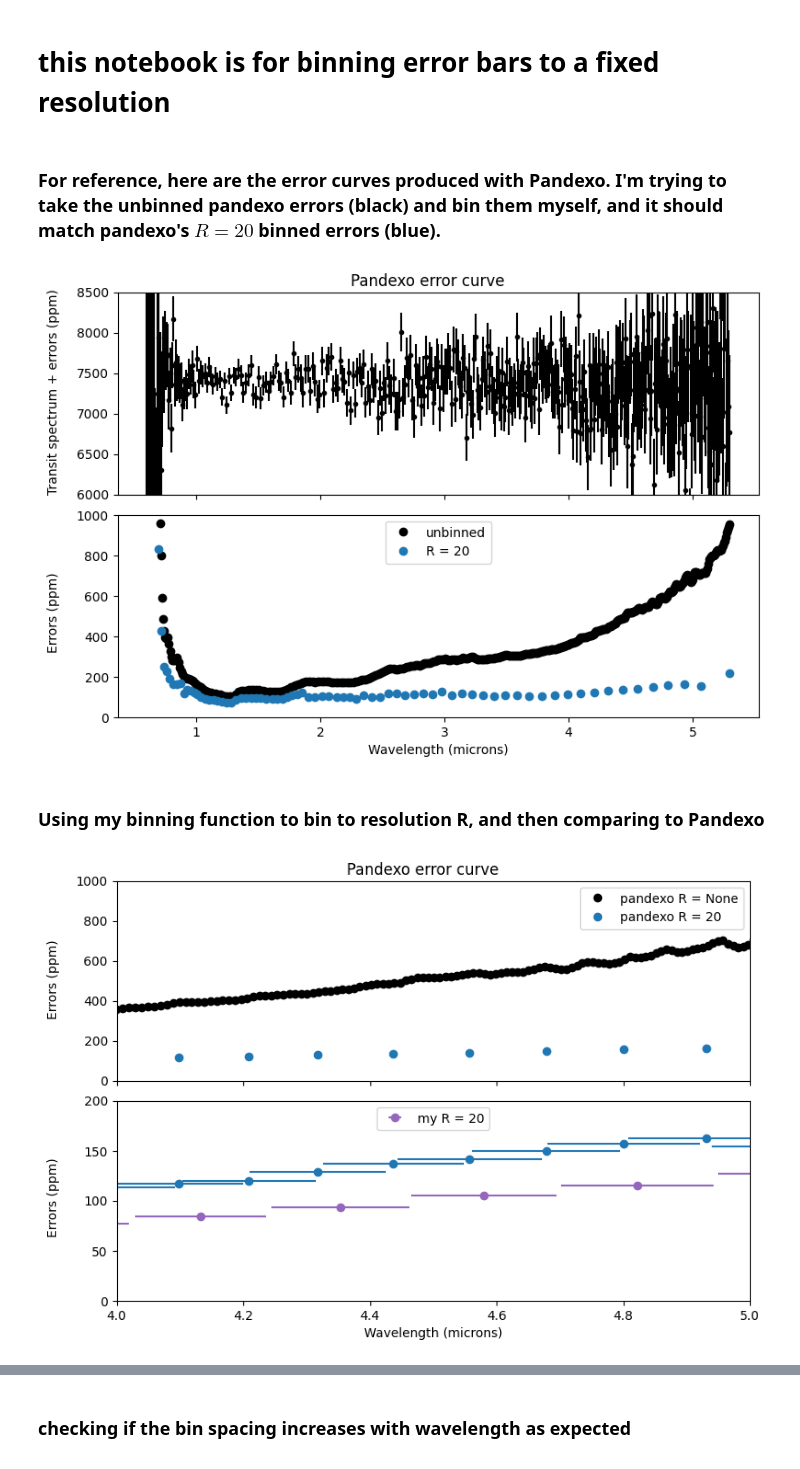
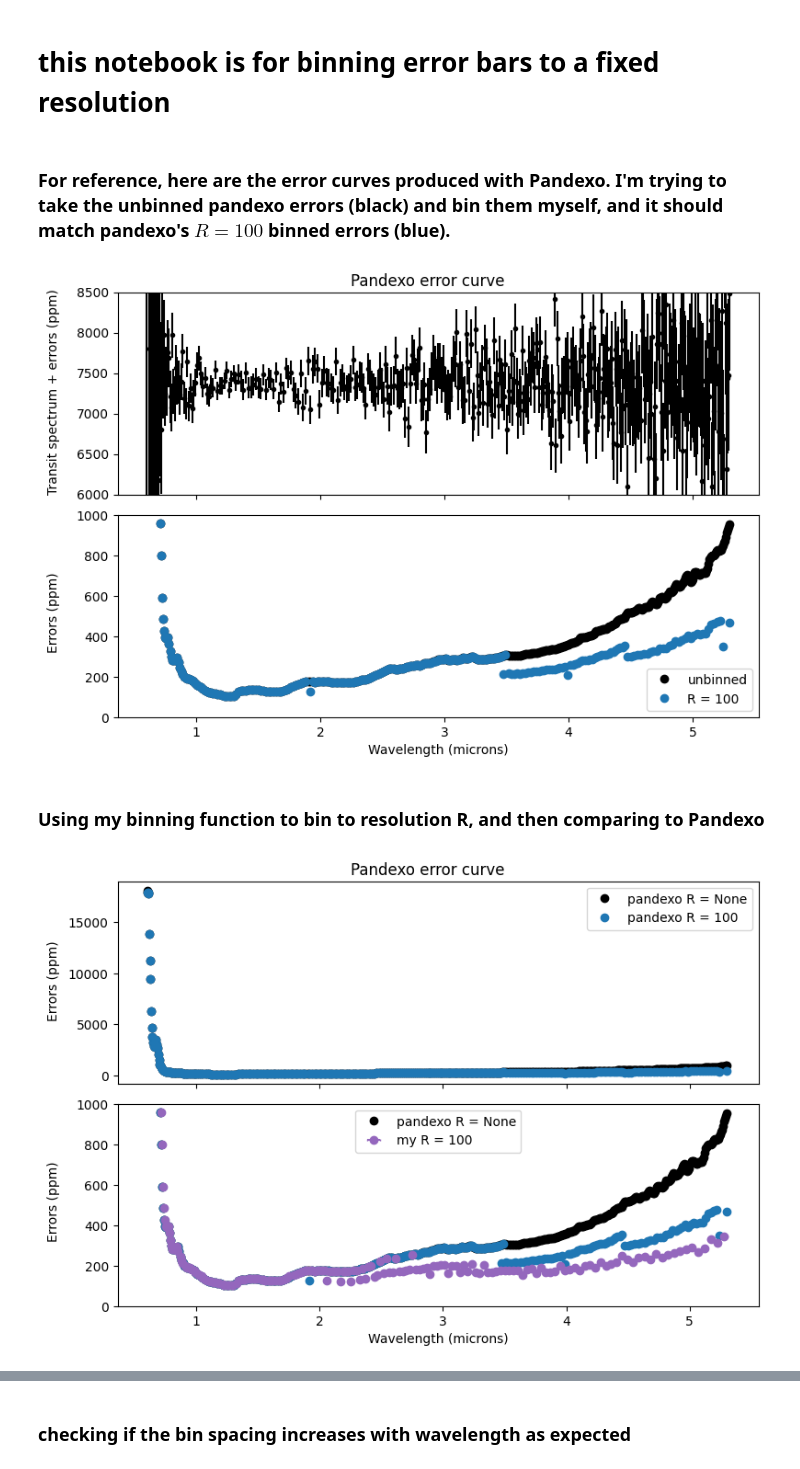
Before and after one commit to steph-coffey/first-year-project, a Jupyter notebook: binning errors.ipynb, the cells around one changed output, grey strips where cells are left out. Cells and saved outputs as stored; diff of their text form; code cells hidden in the pictures.

Commit message:
rewrote binning function a bit, cleaned up, and compared white light curves

```diff
--- a/binning errors.ipynb
+++ b/binning errors.ipynb
@@ -8,18 +8,18 @@ from binning import bin_errs, calc_bin_widths
 # %%
 pandexo_errs = np.loadtxt('./pandexo_output/pandexo_errs.txt').T
-pandexo_errs_20 = np.loadtxt('./pandexo_output/pandexo_errs_20.txt').T
+pandexo_errs_100 = np.loadtxt('./pandexo_output/pandexo_errs_100.txt').T
 # %%
-x, y, e = pandexo_errs           # native resolution
-x20, y20, e20 = pandexo_errs_20  # pandexo R = 20
+x, y, e = pandexo_errs               # native instrument resolution (still haven't figured out)
+x100, y100, e100 = pandexo_errs_100  # pandexo R = 100
 # %% [markdown]
-### For reference, here are the error curves produced with Pandexo. I'm trying to take the unbinned pandexo errors (black) and bin them myself, and it should match pandexo's $R = 20$ binned errors (blue).
+### For reference, here are the error curves produced with Pandexo. I'm trying to take the unbinned pandexo errors (black) and bin them myself, and it should match pandexo's $R = 100$ binned errors (blue).
 # %%
 fig, axs = plt.subplots(2, 1, figsize = (9,6), sharex = True)
 fig.subplots_adjust(hspace = 0.1)
 
 axs[0].errorbar(x, y, e, fmt = '.', c = 'black')
 axs[1].plot(x, e, 'o', label = 'unbinned', c = 'black')
-axs[1].plot(x20, e20, 'o', label = 'R = 20')
+axs[1].plot(x100, e100, 'o', label = 'R = 100')
 
 axs[0].set_ylim(6000,8500)
 axs[1].set_ylim(0, 1000)
@@ -32,36 +32,38 @@ axs[1].set_xlabel('Wavelength (microns)')
 axs[1].legend()
 plt.show()
 # %% [output]
-[figure, old version]
+[figure, new version]
 # %% [markdown]
 ### Using my binning function to bin to resolution R, and then comparing to Pandexo
 # %%
-R = 20
+R = 100
 new_errs, new_wave, dellambs = bin_errs(x, e, R)
 # %%
-# gonna plot x errbars on Pandexo R20 errors to see if they don't overlap
-pandexo_bin_widths = calc_bin_widths(x20, R = 20)
+# gonna plot x errbars on Pandexo R100 errors to see if they don't overlap
+pandexo_bin_widths = calc_bin_widths(x100, R = 100)
 # %%
 fig, axs = plt.subplots(2, 1, figsize = (9,6), sharex = True)
 fig.subplots_adjust(hspace = 0.1)
 
 axs[0].plot(x, e, 'o', c = 'black', label = 'pandexo R = None')
-axs[0].plot(x20, e20, 'o', c = 'tab:blue', label = 'pandexo R = 20')
-axs[0].set_ylim(0, 1000)
+axs[0].plot(x100, e100, 'o', c = 'tab:blue', label = 'pandexo R = 100')
+#axs[0].set_ylim(0, 1000)
 axs[0].legend()
 
 # need to half the bin widths for errobar plotting
-axs[1].errorbar(new_wave, new_errs, None, np.array(dellambs)/2, 'o', c = 'tab:purple', label = 'my R = 20')
-axs[1].errorbar(x20, e20, None, np.array(pandexo_bin_widths)/2, 'o', c = 'tab:blue')
-axs[1].set_xlim(4,5)
-axs[1].set_ylim(0, 200)
+axs[1].errorbar(x100, e100, None, np.array(pandexo_bin_widths)/2, 'o', c = 'tab:blue')
+axs[1].errorbar(new_wave, new_errs, None, np.array(dellambs)/2, 'o', capsize = 1, c = 'tab:purple', label = 'my R = 100')
+axs[1].plot(x, e, 'o', c = 'black', label = 'pandexo R = None')
+
+#axs[1].set_xlim(2,3)
+axs[1].set_ylim(0, 1000)
 axs[1].set_xlabel('Wavelength (microns)')
 axs[1].legend(loc = 'upper center')
 
 # Labels
 fig.suptitle('Pandexo error curve', y = 0.915)
 fig.text(0.04, 0.3, 'Errors (ppm)', va='center', rotation='vertical')
 fig.text(0.04, 0.7, 'Errors (ppm)', va='center', rotation='vertical')
 plt.show()
 # %% [output]
-[figure, old version]
+[figure, new version]
```
Also changed, not shown: parts of 14 cells of this notebook, 8 other files.
